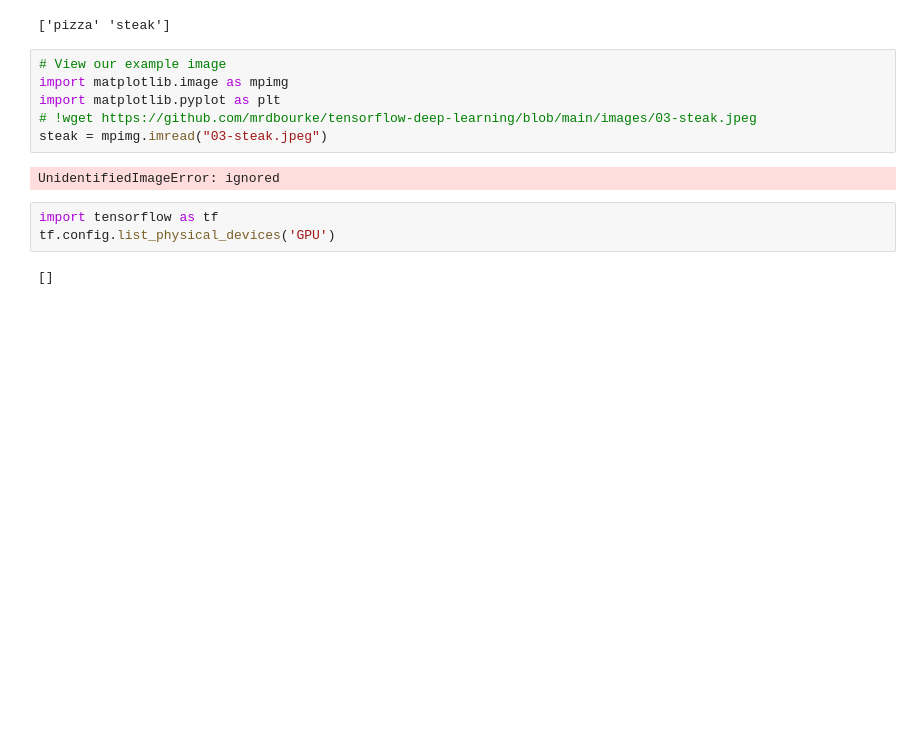
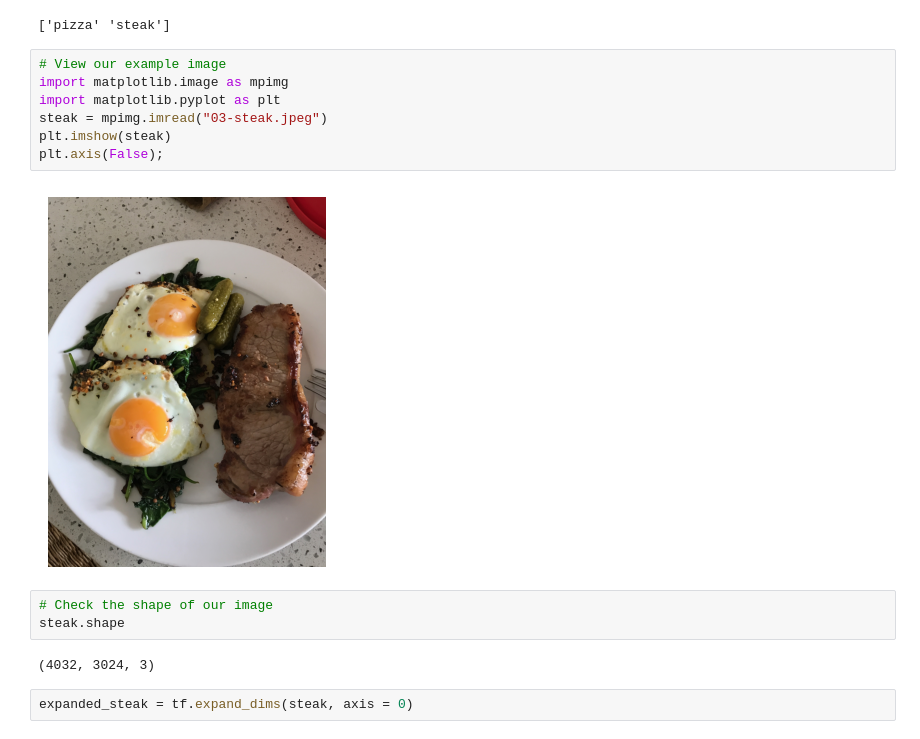
Before and after one commit to TalCordova/TensorFlow_Course, a Jupyter notebook: 03_convolutional_neural_networks_with_tensorflow.ipynb, the cells around one changed output. Cells and saved outputs as stored; diff of their text form; blank space fills up the shorter version.

```diff
--- a/03_convolutional_neural_networks_with_tensorflow.ipynb
+++ b/03_convolutional_neural_networks_with_tensorflow.ipynb
@@ -873,13 +867,16 @@ print(class_names)
 # %%
 # View our example image
 import matplotlib.image as mpimg
 import matplotlib.pyplot as plt
-# !wget https://github.com/mrdbourke/tensorflow-deep-learning/blob/main/images/03-steak.jpeg
 steak = mpimg.imread("03-steak.jpeg")
+plt.imshow(steak)
+plt.axis(False);
 # %% [output]
-UnidentifiedImageError: ignored
+[figure, added]
-# %%
-import tensorflow as tf
-tf.config.list_physical_devices('GPU')
-# %% [output]
-[]
+# %%
+# Check the shape of our image
+steak.shape
+# %% [output]
+(4032, 3024, 3)
+# %%
+expanded_steak = tf.expand_dims(steak, axis = 0)
```
Also changed, not shown: parts of 37 cells of this notebook.
